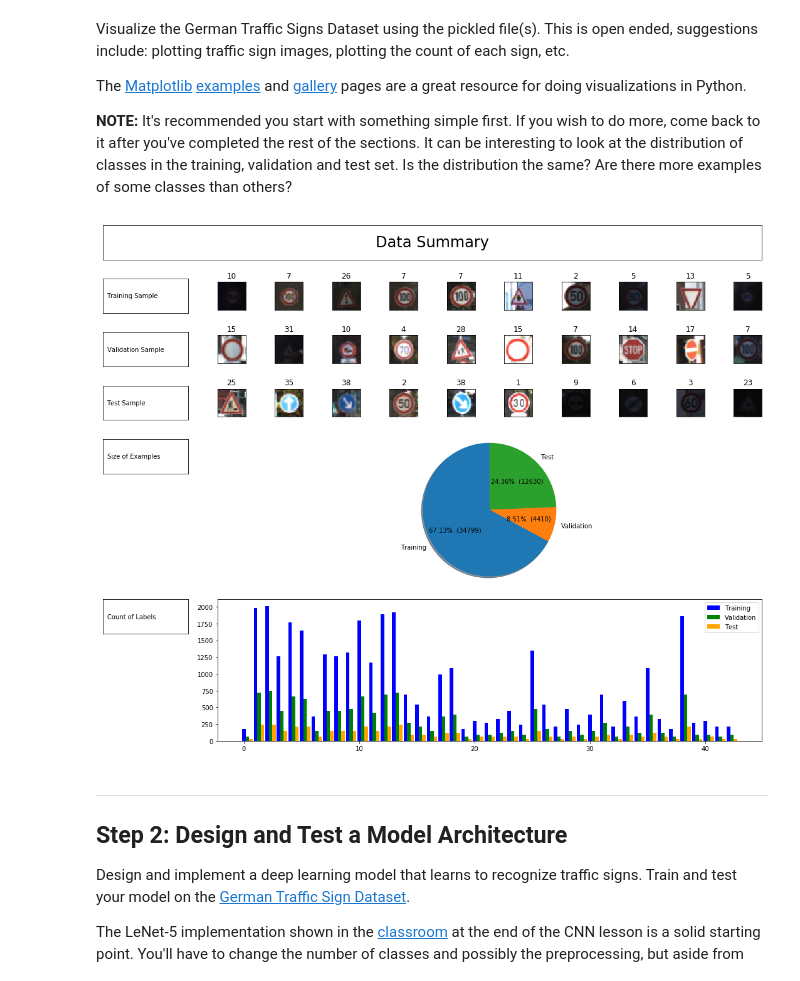
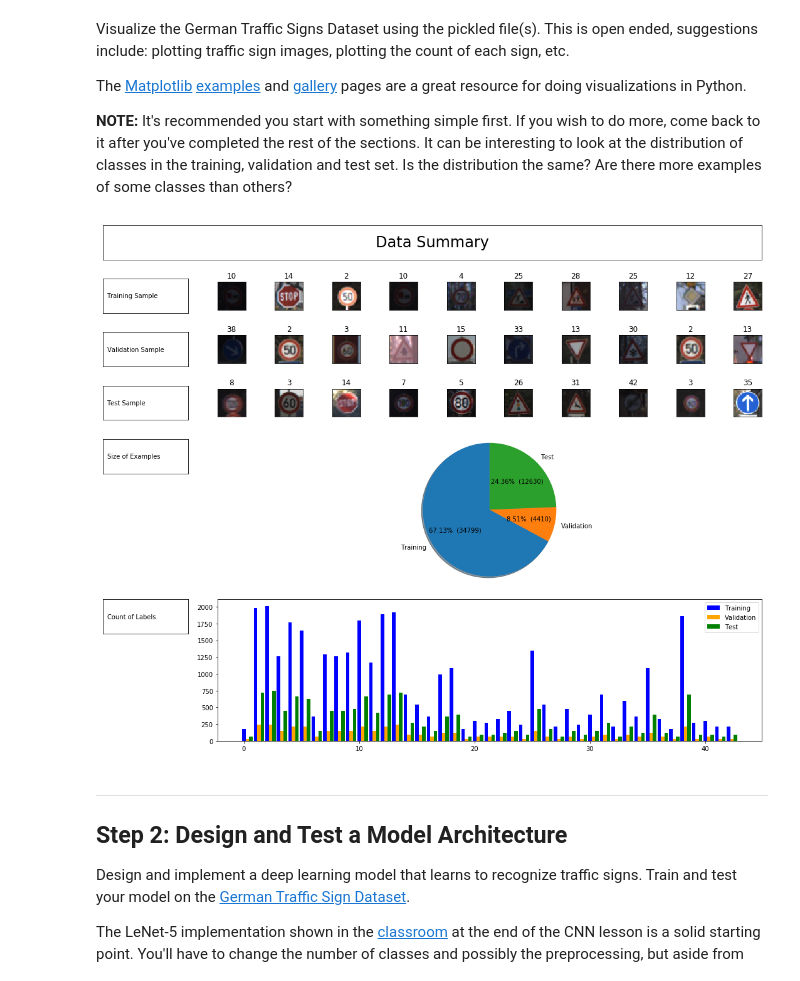
Before and after one commit to egar-garcia/CarND-Traffic-Sign-Classifier-Project, a Jupyter notebook: Traffic_Sign_Classifier.ipynb, the cells around one changed output. Saved outputs shown, nothing was run; the diff lists cells and outputs as text; code cells hidden in the pictures.

```diff
--- a/Traffic_Sign_Classifier.ipynb
+++ b/Traffic_Sign_Classifier.ipynb
@@ -174,7 +174,7 @@ def setRandomImagesInGrid(grid_spec, row, from_col, images, labels, no_images):
         idx = radom_indices[i]
         img = images[idx]
         label = labels[idx]
-        setImage(grid_spec[row, from_col + i], img, label)
+        setImageInGrid(grid_spec[row, from_col + i], img, label)
 
 def setExampleSizesPieInGrid(grid_section):
     ax = plt.subplot(grid_section)
@@ -198,37 +198,37 @@ def getNumberOfLabels(labels, no_classes):
         data[k] = v
     return data
 
 def setLabelsCountInGrid(grid_section):
     ax = plt.subplot(grid_section)
     width = 0.3
     labels = np.arange(0, n_classes, 1)
     rects1 = ax.bar(labels, getNumberOfLabels(y_train, n_classes), width, color='blue')
-    rects2 = ax.bar(labels + width, getNumberOfLabels(y_test, n_classes), width, color='green')
-    rects3 = ax.bar(labels + 2 * width, getNumberOfLabels(y_valid, n_classes), width, color='orange')
+    rects2 = ax.bar(labels + width, getNumberOfLabels(y_valid, n_classes), width, color='orange')
+    rects3 = ax.bar(labels + 2 * width, getNumberOfLabels(y_test, n_classes), width, color='green')
     ax.legend((rects1[0], rects2[0], rects3[0]), example_names)
 
 plt.figure(figsize=(15, 12))
 grid_spec = gridspec.GridSpec(10, 12)
 setTitleInGrid(grid_spec[0, :], 'Data Summary', 24)
 # Drawing random example images
 setTextInGrid(grid_spec[1, 0:2], example_names[0] + ' Sample', 10)
 setRandomImagesInGrid(grid_spec, 1, 2, X_train, y_train, 10)
 setTextInGrid(grid_spec[2, 0:2], example_names[1] + ' Sample', 10)
 setRandomImagesInGrid(grid_spec, 2, 2, X_valid, y_valid, 10)
 setTextInGrid(grid_spec[3, 0:2], example_names[2] + ' Sample', 10)
 setRandomImagesInGrid(grid_spec, 3, 2, X_test, y_test, 10)
 # Drawing pie chart with the sizes of the examples
 setTextInGrid(grid_spec[4, 0:2], "Size of Examples", 10)
 setExampleSizesPieInGrid(grid_spec[4:7, 2:]);
 # Drawing bar graph with the count of labels
 setTextInGrid(grid_spec[7, 0:2], "Count of Labels", 10)
 setLabelsCountInGrid(grid_spec[7:10, 2:])
 
 plt.tight_layout()
-#savefig('barchart_3.png')
+plt.savefig('data_summary.png')
 plt.show()
 # %% [output]
-[figure, old version]
+[figure, new version]
 # %% [markdown]
 ----
 
```
Also changed, not shown: parts of 16 cells of this notebook, 1 other file.
